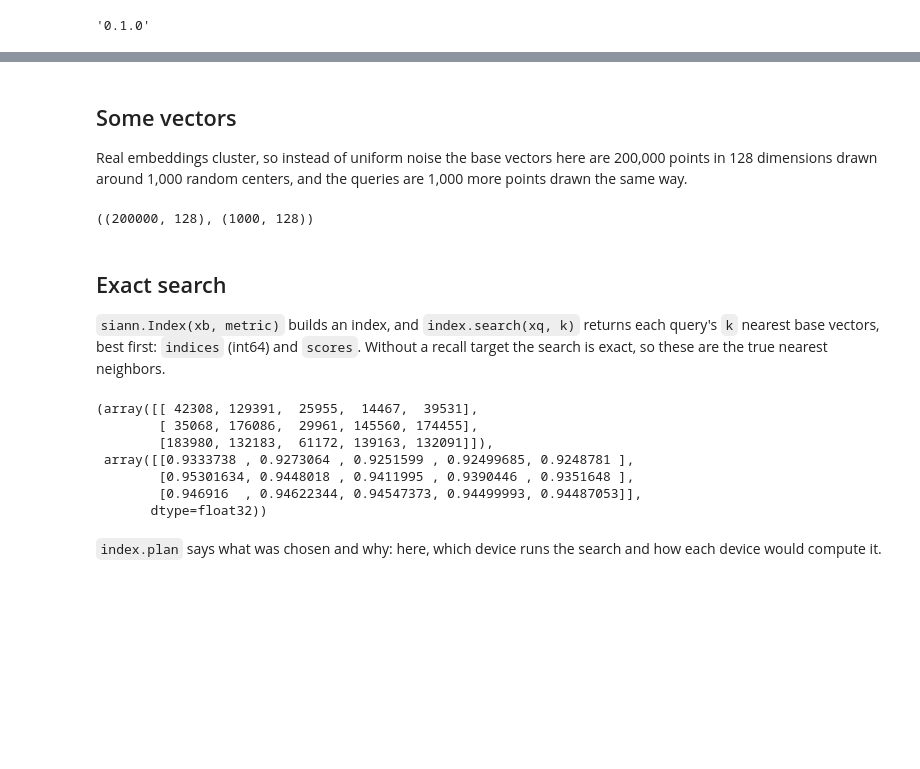
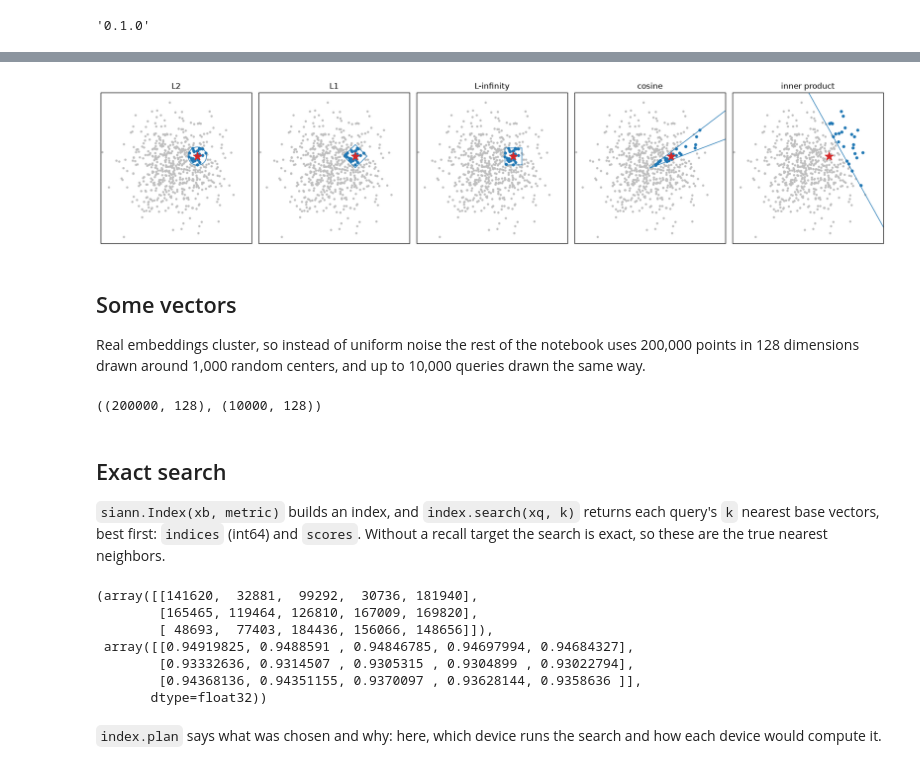
Before and after one commit to vglazer/siann, a Jupyter notebook: examples/quickstart.ipynb, the cells around one changed output, grey strips where cells are left out. Drawn from its saved outputs; the diff is of its cells as text; code cells hidden in the pictures; blank space fills up the shorter version.

```diff
--- a/examples/quickstart.ipynb
+++ b/examples/quickstart.ipynb
@@ -17,10 +38,42 @@ siann.__version__
+# %%
+rng = np.random.default_rng(1)
+pts = rng.standard_normal((600, 2), dtype=np.float32)
+q = np.array([[0.9, 0.5]], dtype=np.float32)
+k = 25
+
+fig, axes = plt.subplots(1, 5, figsize=(17, 3.6))
+for ax, metric in zip(axes, siann.METRICS):
+    res = siann.Index(pts, metric, device="cpu").search(q, k)
+    near, kth = res.indices[0], res.scores[0, -1]
+    ax.scatter(*pts.T, s=6, c="0.75")
+    ax.scatter(*pts[near].T, s=14, c="tab:blue")
+    ax.scatter(*q.T, s=180, marker="*", c="tab:red", zorder=3)
+    t = np.linspace(0, 2 * np.pi, 400)
+    if metric == "l2":
+        ax.plot(q[0, 0] + kth * np.cos(t), q[0, 1] + kth * np.sin(t), c="tab:blue", lw=1)
+    elif metric == "l1":
+        ax.plot(q[0, 0] + kth * np.array([1, 0, -1, 0, 1]), q[0, 1] + kth * np.array([0, 1, 0, -1, 0]), c="tab:blue", lw=1)
+    elif metric == "linf":
+        ax.plot(q[0, 0] + kth * np.array([1, -1, -1, 1, 1]), q[0, 1] + kth * np.array([1, 1, -1, -1, 1]), c="tab:blue", lw=1)
+    elif metric == "cosine":
+        a, w = np.arctan2(q[0, 1], q[0, 0]), np.arccos(np.clip(kth, -1, 1))
+        for b in (a - w, a + w):
+            ax.plot([0, 4 * np.cos(b)], [0, 4 * np.sin(b)], c="tab:blue", lw=1)
+    else:   # the line q.x = kth, perpendicular to q
+        u = q[0] / np.linalg.norm(q[0])
+        base, along = u * kth / np.linalg.norm(q[0]), np.array([-u[1], u[0]])
+        ax.plot(*np.array([base - 5 * along, base + 5 * along]).T, c="tab:blue", lw=1)
+    ax.set_title({"l2": "L2", "l1": "L1", "linf": "L-infinity", "cosine": "cosine", "ip": "inner product"}[metric])
+    ax.set_xlim(-3.2, 3.2); ax.set_ylim(-3.2, 3.2); ax.set_aspect("equal"); ax.set_xticks([]); ax.set_yticks([])
+fig.tight_layout()
+# %% [output]
+[figure, added]
 # %% [markdown]
 ## Some vectors
 
-Real embeddings cluster, so instead of uniform noise the base vectors here are 200,000 points in 128
-dimensions drawn around 1,000 random centers, and the queries are 1,000 more points drawn the same way.
+Real embeddings cluster, so instead of uniform noise the rest of the notebook uses 200,000 points in 128
+dimensions drawn around 1,000 random centers, and up to 10,000 queries drawn the same way.
 # %%
-rng = np.random.default_rng(0)
 centers = rng.standard_normal((1000, 128), dtype=np.float32)
 
 
@@ -29,10 +82,10 @@ def sample(n):
             + 0.3 * rng.standard_normal((n, 128), dtype=np.float32))
 
 
-xb, xq = sample(200_000), sample(1000)
+xb, xq = sample(200_000), sample(10_000)
 xb.shape, xq.shape
 # %% [output]
-((200000, 128), (1000, 128))
+((200000, 128), (10000, 128))
 # %% [markdown]
 ## Exact search
 
@@ -41,15 +94,15 @@ vectors, best first: `indices` (int64) and `scores`. Without a recall target the
 are the true nearest neighbors.
 # %%
 index = siann.Index(xb, metric="cosine")
-res = index.search(xq, k=5)
+res = index.search(xq[:1000], k=5)
 res.indices[:3], res.scores[:3]
 # %% [output]
-(array([[ 42308, 129391,  25955,  14467,  39531],
-        [ 35068, 176086,  29961, 145560, 174455],
-        [183980, 132183,  61172, 139163, 132091]]),
- array([[0.9333738 , 0.9273064 , 0.9251599 , 0.92499685, 0.9248781 ],
-        [0.95301634, 0.9448018 , 0.9411995 , 0.9390446 , 0.9351648 ],
-        [0.946916  , 0.94622344, 0.94547373, 0.94499993, 0.94487053]],
+(array([[141620,  32881,  99292,  30736, 181940],
+        [165465, 119464, 126810, 167009, 169820],
+        [ 48693,  77403, 184436, 156066, 148656]]),
+ array([[0.94919825, 0.9488591 , 0.94846785, 0.94697994, 0.94684327],
+        [0.93332636, 0.9314507 , 0.9305315 , 0.9304899 , 0.93022794],
+        [0.94368136, 0.94351155, 0.9370097 , 0.93628144, 0.9358636 ]],
        dtype=float32))
 # %% [markdown]
 `index.plan` says what was chosen and why: here, which device runs the search and how each device would
```
Also changed, not shown: parts of 16 cells of this notebook, 3 other files.
